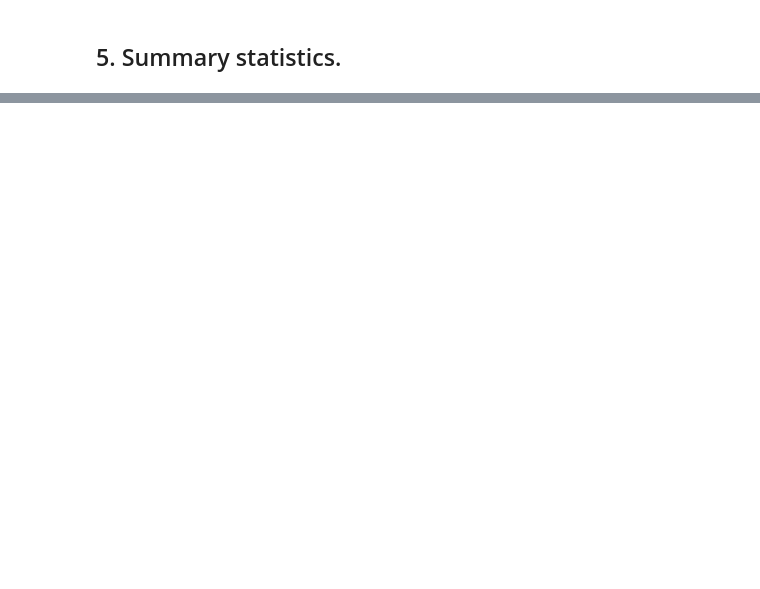
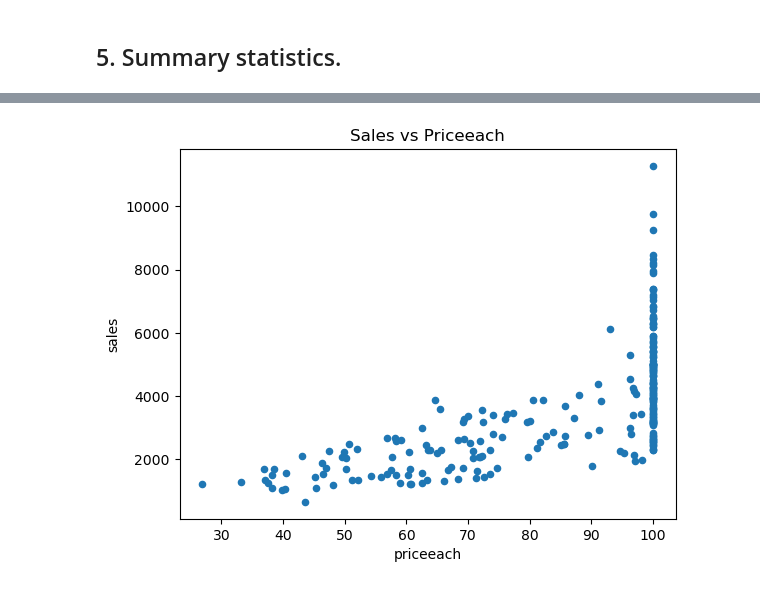
Before and after one commit to Colletaaliyah/jupyter-notebooks, a Jupyter notebook: mypandas1.ipynb, the cells around one changed output, grey strips where cells are left out. Cells and saved outputs as stored; diff of their text form; code cells hidden in the pictures; blank space fills up the shorter version.

```diff
--- a/mypandas1.ipynb
+++ b/mypandas1.ipynb
@@ -166,0 +305,4 @@ sales.describe(include='all')
+# %%
+sales.plot(kind='scatter', x='priceeach', y='sales', title='Sales vs Priceeach');
+# %% [output]
+[figure, added]
```
Also changed, not shown: parts of 28 cells of this notebook.
